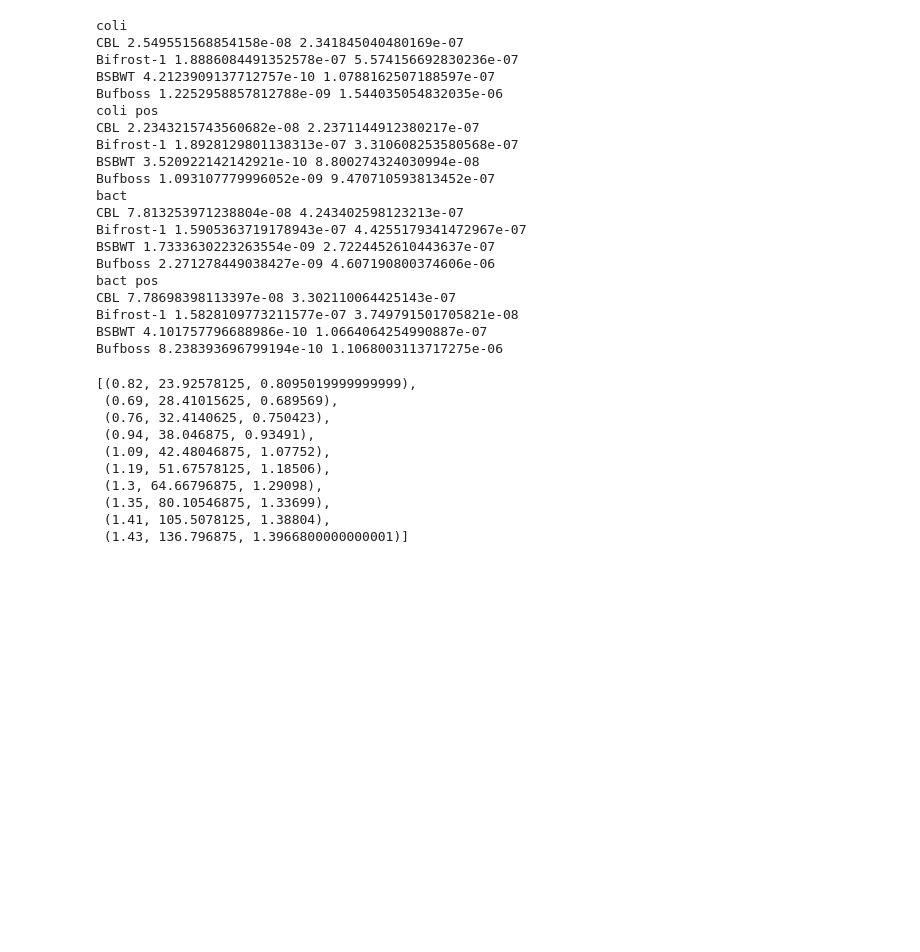
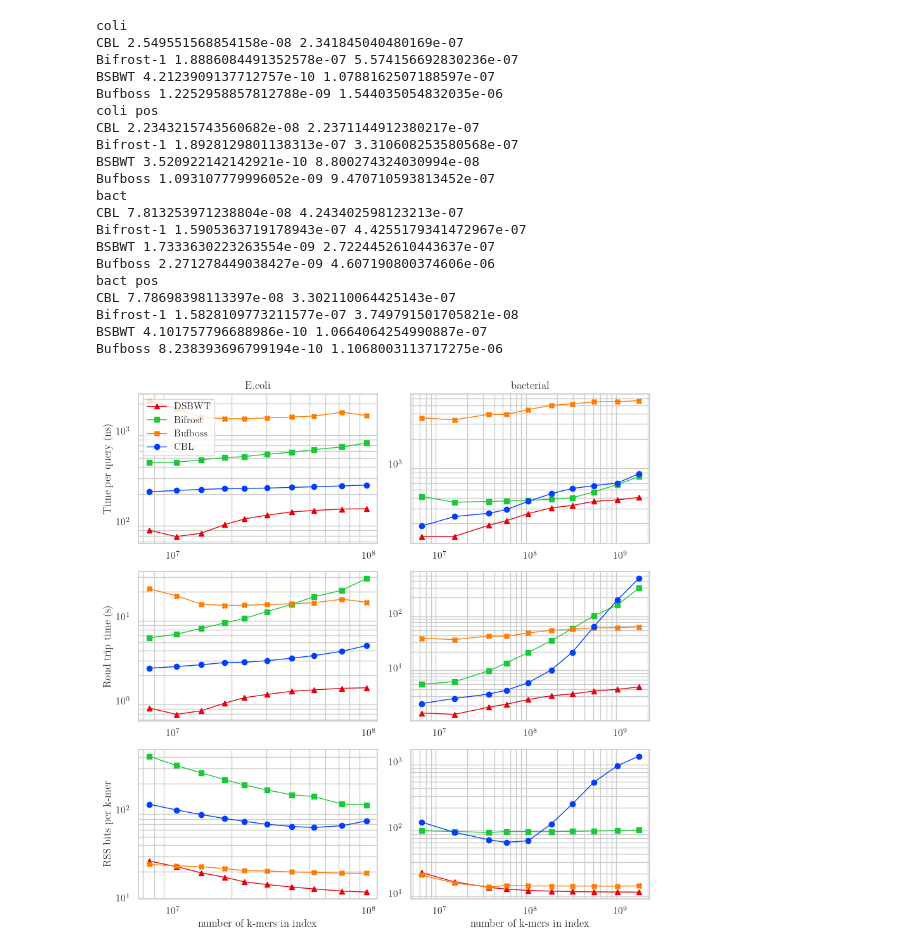
Before and after one commit to saskeli/Dynamic_SBWT_experiments, a Jupyter notebook: query.ipynb, the cells around one changed output. Cells and saved outputs as stored; diff of their text form; code cells hidden in the pictures; blank space fills up the shorter version.

```diff
--- a/query.ipynb
+++ b/query.ipynb
@@ -11,6 +10,22 @@ sns.set_theme(palette="bright", style="whitegrid")
 matplotlib.rcParams['font.serif'] = "cmb10"
 matplotlib.rcParams['font.family'] = 'serif'
 matplotlib.rcParams['text.usetex'] = True
+# %%
+color_mapping = {
+    k: v for k, v in zip(
+        ["CBL", "Bufboss", "Bifrost-1", "BSBWT", "BSBWT-4-0.5", "BSBWT-16-4.0", "Bifrost-32", "BSBWT-32-30.0"],
+        sns.color_palette())
+}
+name_mapping = {
+ k: v for k, v in zip(
+        ["CBL", "Bufboss", "Bifrost-1", "BSBWT", "BSBWT-4-0.5", "BSBWT-16-4.0", "Bifrost-32", "BSBWT-32-30.0"],
+        ["CBL",  "Bufboss",   "Bifrost", "DSBWT", "DSBWT 4t 0.5G", "DSBWT 16t 4G", "Bifrost 32t", "DSBWT 32t 30G"])
+}
+marker_mapping = {
+ k: v for k, v in zip(
+        ["CBL", "Bufboss", "Bifrost-1", "BSBWT", "BSBWT-4-0.5", "BSBWT-16-4.0", "Bifrost-32", "BSBWT-32-30.0"],
+        ["o", "X", "s", "^", ">", "<", "d", "v"])
+}
 # %%
 def read_res(path):
     data = defaultdict(list)
@@ -222,15 +237,56 @@ Bifrost-1 1.5828109773211577e-07 3.749791501705821e-08
 BSBWT 4.101757796688986e-10 1.0664064254990887e-07
 Bufboss 8.238393696799194e-10 1.1068003113717275e-06
 # %%
-coli_res["data"]["BSBWT"]
+plt.figure(figsize=(9, 9))
+
+for i, ((ds, dsp), name) in enumerate(zip(((coli_res, coli_res_pos), (bact_res, bact_res_pos)), ["E.coli", "bacterial"])):
+    plt.subplot(3, 2, i + 1)
+    handles = []
+    for k, v in sorted(ds["data"].items()):
+        if "32" in k:
+            continue
+        handles += plt.plot(ds["size"], [vv[2] * 1000**3 / s for vv, s in zip(v, ds["searched"])], linewidth=1,
+            color=color_mapping[k], label=name_mapping[k], marker=marker_mapping[k]
+        )
+    plt.yscale("log")
+    plt.xscale("log")
+    if i == 0:
+        plt.ylabel("Time per query (ns)")
+        plt.legend()
+    plt.title(name)
+    plt.grid(which='major')
+    plt.grid(which='minor')
+    plt.subplot(3, 2, i + 3)
+    handles = []
+    for k, v in sorted(ds["data"].items()):
+        if "32" in k:
+            continue
+        handles += plt.plot(ds["size"], [vv[0] for vv in v], linewidth=1,
+            color=color_mapping[k], label=name_mapping[k], marker=marker_mapping[k]
+        )
+    plt.yscale("log")
+    plt.xscale("log")
+    if i == 0:
+        plt.ylabel("Roud trip time (s)")
+    plt.grid(which='major')
+    plt.grid(which='minor')
+    plt.subplot(3, 2, i + 5)
+    for k, v in sorted(ds["data"].items()):
+        if "32" in k:
+            continue
+        plt.plot(ds["size"], [vv[1] * 1024**2 * 8 / s for vv, s in zip(v, ds["size"])], linewidth=1,
+             color=color_mapping[k], label=name_mapping[k], marker=marker_mapping[k]
+        )
+    plt.yscale("log")
+    plt.xscale("log")
+    plt.xlabel("number of k-mers in index")
+    if i == 0:
+        plt.ylabel("RSS bits per k-mer")
+    #plt.legend()
+    plt.grid(which='major')
+    plt.grid(which='minor')
+plt.tight_layout()
+plt.savefig("query_time_and_space.pdf", bbox_inches="tight")
+#plt.show()
 # %% [output]
-[(0.82, 23.92578125, 0.8095019999999999),
- (0.69, 28.41015625, 0.689569),
- (0.76, 32.4140625, 0.750423),
- (0.94, 38.046875, 0.93491),
- (1.09, 42.48046875, 1.07752),
- (1.19, 51.67578125, 1.18506),
- (1.3, 64.66796875, 1.29098),
- (1.35, 80.10546875, 1.33699),
- (1.41, 105.5078125, 1.38804),
- (1.43, 136.796875, 1.3966800000000001)]
+[figure, added]
```
Also changed, not shown: parts of 1 cell of this notebook, 2 other files.
